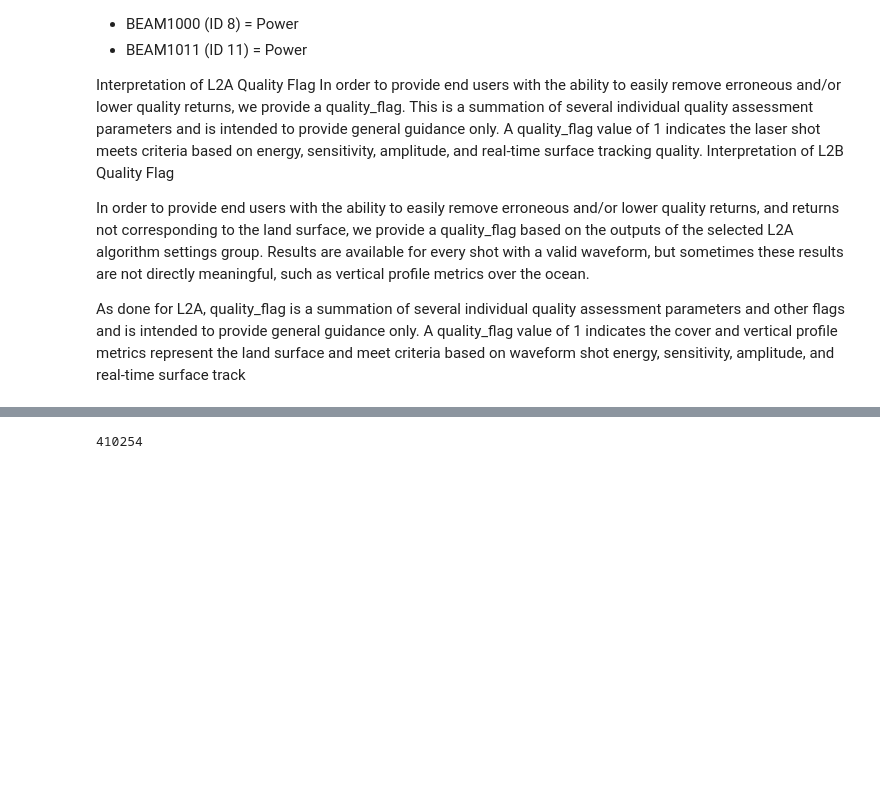
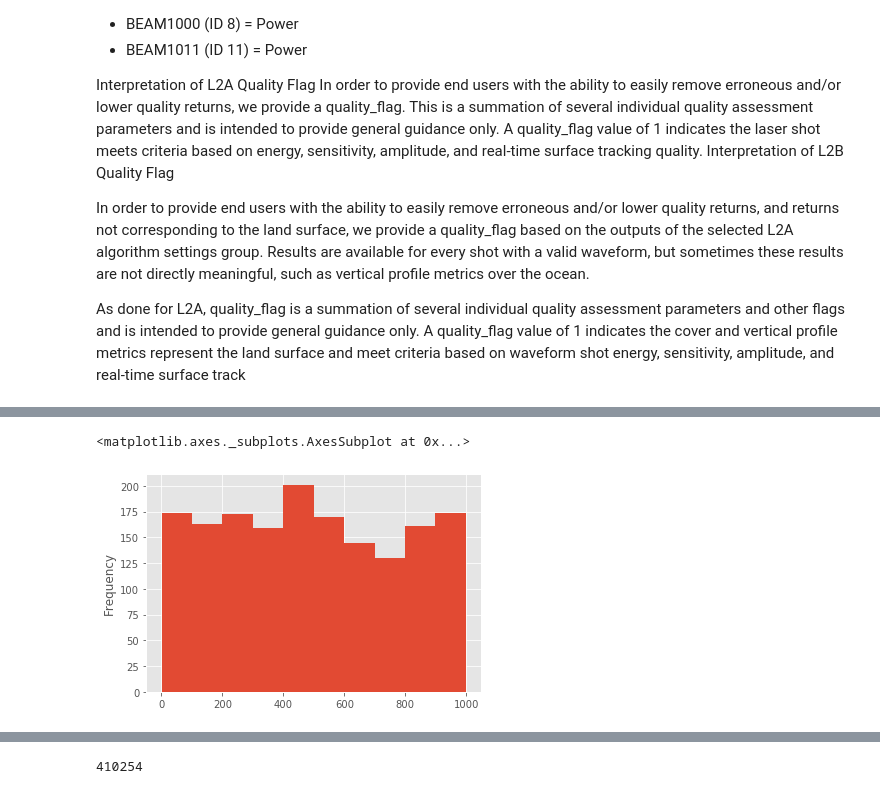
Before and after one commit to rbavery/sprnca_gedi, a Jupyter notebook: gedi_explore.ipynb, the cells around one changed output, grey strips where cells are left out. Drawn from its saved outputs; the diff is of its cells as text; code cells hidden in the pictures; blank space fills up the shorter version.

```diff
--- a/gedi_explore.ipynb
+++ b/gedi_explore.ipynb
@@ -119,0 +131,10 @@ plt.savefig("figs/SPRNCA_and_GEDI.png")
+# %%
+riparian_df_utm = riparian_df.to_crs(32612)
+san_pedro_utm = san_pedro.to_crs(32612)
+# %%
+riparian_df_utm["distance_to_channel"] = riparian_df_utm['geometry'].distance(san_pedro_utm['geometry'].unary_union)
+# %%
+riparian_df_utm['distance_to_channel'].plot.hist()
+# %% [output]
+<matplotlib.axes._subplots.AxesSubplot at 0x...>
+[figure, added]
```
Also changed, not shown: parts of 14 cells of this notebook, 1 other file.
